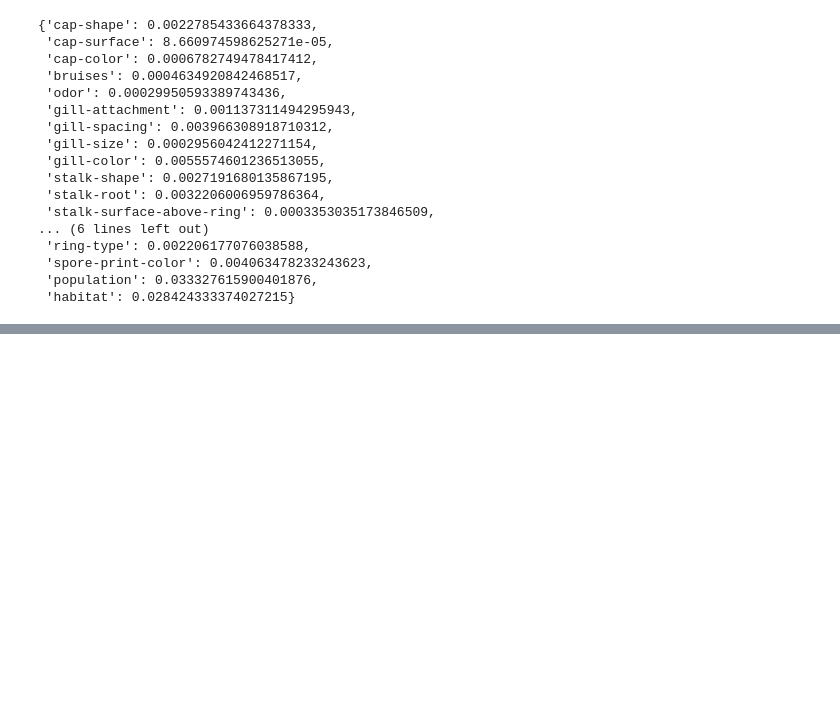
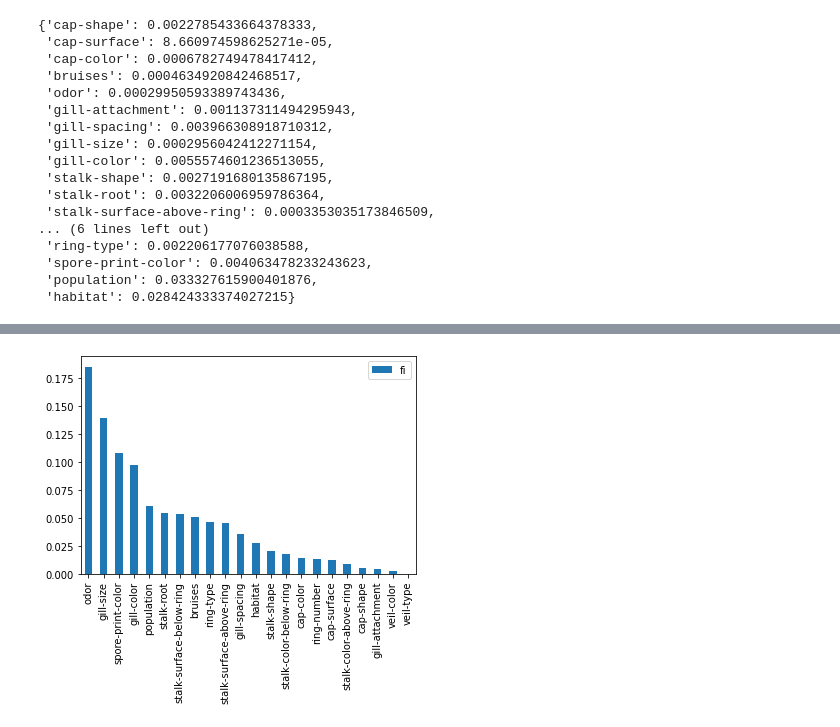
Before and after one commit to Starburned7/data-analytics-projects, a Jupyter notebook: Mushrooms-Classification.ipynb, the cells around one changed output, grey strips where cells are left out. Cells and saved outputs as stored; diff of their text form; code cells hidden in the pictures; blank space fills up the shorter version.

Commit message:
data analytics task

```diff
--- a/Mushrooms-Classification.ipynb
+++ b/Mushrooms-Classification.ipynb
@@ -498,0 +528,2 @@ feature_df.T.plot.bar(title="Feature Importance", legend=False);
+# %%
+fi = pd.DataFrame.from_dict(feature_dict, orient = 'index', columns=['fi'])
@@ -498,0 +570,4 @@ feature_df.T.plot.bar(title="Feature Importance", legend=False);
+# %%
+fi.sort_values('fi',ascending=False).plot(kind='bar');
+# %% [output]
+[figure, added]
```
Also changed, not shown: parts of 20 cells of this notebook.
